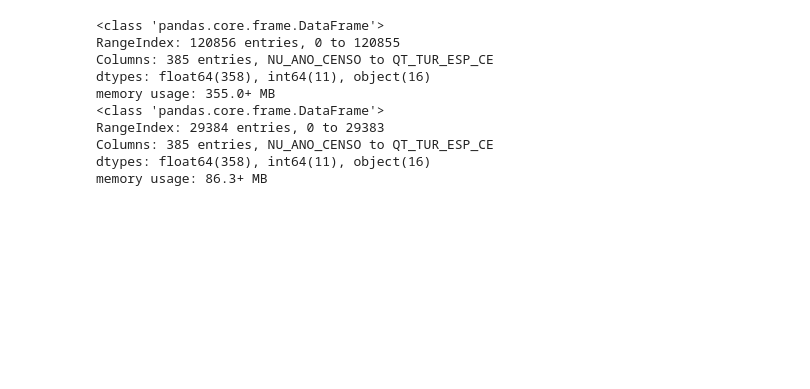
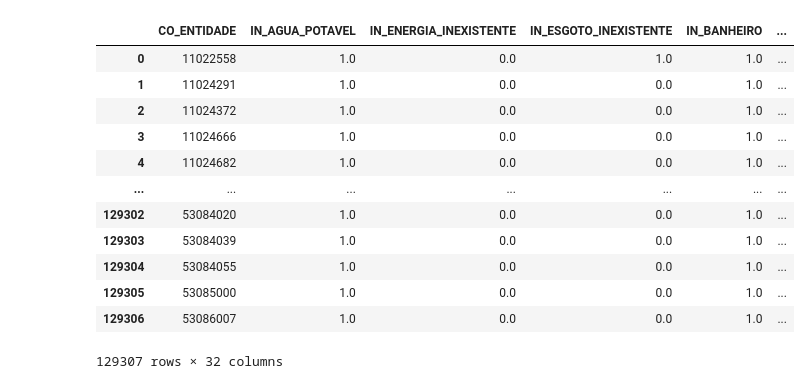
Before and after one commit to marcelo-h-h/School-DS, a Jupyter notebook: notebooks/Work.ipynb, the cells around one changed output. Drawn from its saved outputs; the diff is of its cells as text; code cells hidden in the pictures; blank space fills up the shorter version.

```diff
--- a/notebooks/Work.ipynb
+++ b/notebooks/Work.ipynb
@@ -1,4 +1,10 @@
 # %%
 import numpy as np
 import pandas as pd
+import matplotlib.pyplot as plt
+import pandas as pd
+import seaborn as sns
+from scipy.stats import chi2_contingency
+
+pd.set_option("display.max_columns", None)
 # %%
@@ -194,18 +139,29 @@ memory usage: 28.6 MB
+# %%
+df_microdados
+# %% [output]
+|  | CO_ENTIDADE | IN_AGUA_POTAVEL | IN_ENERGIA_INEXISTENTE | IN_ESGOTO_INEXISTENTE | IN_BANHEIRO | ... |
+| 0 | 11022558 | 1.0 | 0.0 | 1.0 | 1.0 | ... |
+| 1 | 11024291 | 1.0 | 0.0 | 0.0 | 1.0 | ... |
+| 2 | 11024372 | 1.0 | 0.0 | 0.0 | 1.0 | ... |
+| 3 | 11024666 | 1.0 | 0.0 | 0.0 | 1.0 | ... |
+| 4 | 11024682 | 1.0 | 0.0 | 0.0 | 1.0 | ... |
+| ... | ... | ... | ... | ... | ... | ... |
+| 129302 | 53084020 | 1.0 | 0.0 | 0.0 | 1.0 | ... |
+| 129303 | 53084039 | 1.0 | 0.0 | 0.0 | 1.0 | ... |
+| 129304 | 53084055 | 1.0 | 0.0 | 0.0 | 1.0 | ... |
+| 129305 | 53085000 | 1.0 | 0.0 | 0.0 | 1.0 | ... |
+| 129306 | 53086007 | 1.0 | 0.0 | 0.0 | 1.0 | ... |
+129307 rows × 32 columns
 # %%
 #Dividir as bases que tem fund e as que não tem IN_FUND e IN_MED
 df_microdados_fund = df_microdados.query('IN_FUND == 1').reset_index(drop=True)
 df_microdados_med = df_microdados.query('IN_MED == 1').reset_index(drop=True)
 
-df_microdados_fund.info()
-df_microdados_med.info()
+#Remover as colunas de indicador já que a divisão já foi feita
+df_microdados_fund = df_microdados_fund.drop(['IN_FUND', 'IN_MED', 'ABAND_MED' ], axis =1)
+df_microdados_med = df_microdados_med.drop(['IN_FUND', 'IN_MED', 'ABAND_FUND' ], axis =1)
+
+df_microdados_fund['ABAND_FUND'] = df_microdados_fund['ABAND_FUND'].replace('--', 0)
+df_microdados_med['ABAND_MED'] = df_microdados_med['ABAND_MED'].replace('--', 0)
+df_microdados_fund['ABAND_FUND'] = df_microdados_fund['ABAND_FUND'].astype('float')
+df_microdados_med['ABAND_MED'] = df_microdados_med['ABAND_MED'].astype('float')
-# %% [output]
-<class 'pandas.core.frame.DataFrame'>
-RangeIndex: 120856 entries, 0 to 120855
-Columns: 385 entries, NU_ANO_CENSO to QT_TUR_ESP_CE
-dtypes: float64(358), int64(11), object(16)
-memory usage: 355.0+ MB
-<class 'pandas.core.frame.DataFrame'>
-RangeIndex: 29384 entries, 0 to 29383
-Columns: 385 entries, NU_ANO_CENSO to QT_TUR_ESP_CE
-dtypes: float64(358), int64(11), object(16)
-memory usage: 86.3+ MB
```
Also changed, not shown: parts of 25 cells of this notebook, 2 other files.
